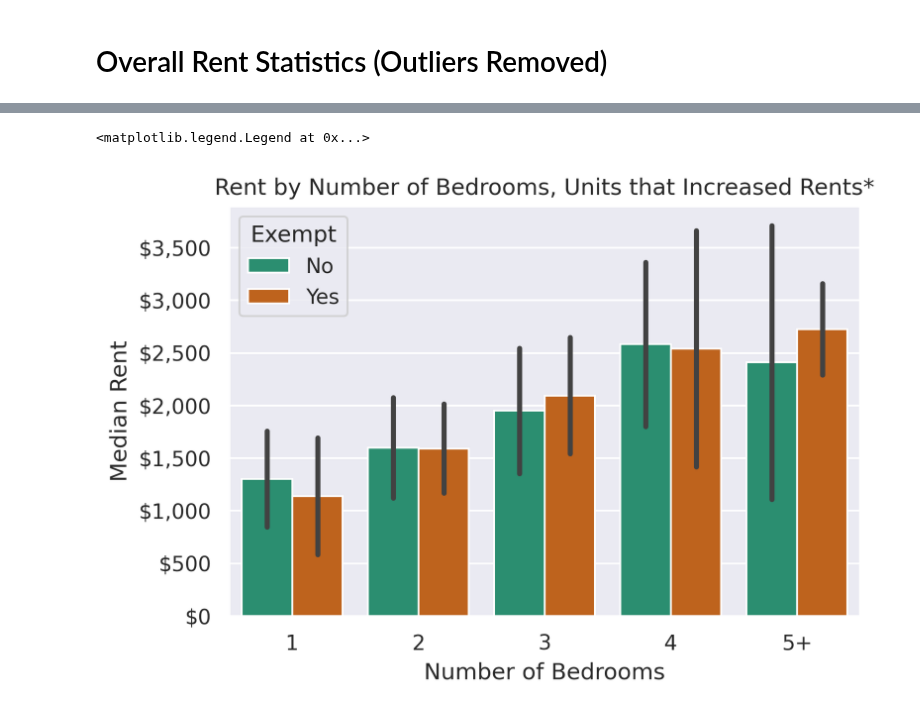
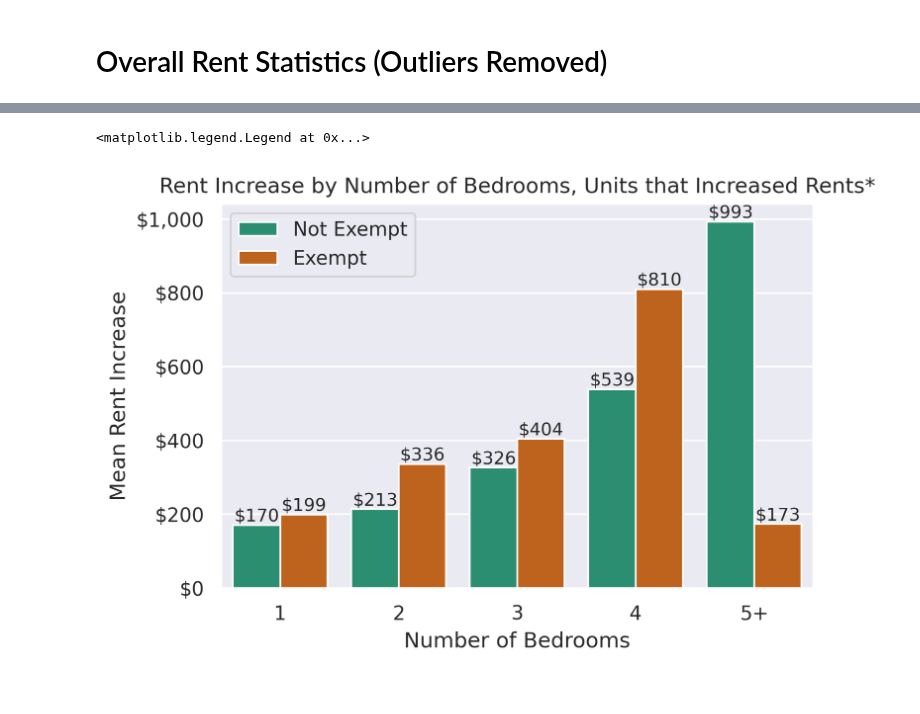
Before and after one commit to PhilipMathieu/portland-rent-board-2023, a Jupyter notebook: notebooks/2023-data.ipynb, the cells around one changed output, grey strips where cells are left out. Drawn from its saved outputs; the diff is of its cells as text; code cells hidden in the pictures.

```diff
--- a/notebooks/2023-data.ipynb
+++ b/notebooks/2023-data.ipynb
@@ -46,16 +48,20 @@ Breakdown by Subset:
 # Population Statistics
 # %%
 ax = sns.histplot(
-    data=df[~df["outlier"]],
-    x='nbrBedRms_grouped'
+    data=df,
+    x='nbrBedRms_grouped',
+    hue='outlier',
+    multiple='dodge',
+    palette='tab10',
     )
 for bars in ax.containers:
     ax.bar_label(
         bars,
         fmt='%d',
-        label_type='center'
+        label_type='edge'
         )
 ax.set_title("Units by Number of Bedrooms")
 ax.set_xlabel("Number of Bedrooms")
 ax.set_ylabel("Number of Units")
+ax.legend(labels=['Outlier', 'Not Outlier'])
 # %% [output]
@@ -84,13 +284,19 @@ ax.legend(title="Exempt", handles=handles, labels=["No", "Yes"])
 # %%
 ax = sns.barplot(
-    data=df[~df["outlier"]].sort_values("nbrBedRms_grouped"),
+    data=df[~df["outlier"] & (df["Rent_Inc"] > 0)].sort_values("nbrBedRms_grouped"),
     x="nbrBedRms_grouped",
     y="Rent_Inc_percent",
     hue="exempt",
     estimator=np.mean,
     errorbar=None
     )
-ax.set_title("Rent Increase by Number of Bedrooms, All Units*")
+for bars in ax.containers:
+    ax.bar_label(
+        bars,
+        fmt='%.1f%%',
+        label_type='edge'
+        )
+ax.set_title("Rent Increase by Number of Bedrooms, Units that Increased Rents*")
 ax.set_xlabel("Number of Bedrooms")
 ax.get_yaxis().set_major_formatter(mpl.ticker.FuncFormatter(lambda x, p: '{:.1f}%'.format(int(x))))
 ax.set_ylabel("Mean Rent Increase")
@@ -102,18 +328,24 @@ ax.legend(title="Exempt", handles=handles, labels=["No", "Yes"])
 # %%
 ax = sns.barplot(
     data=df[~df["outlier"] & (df["Rent_Inc"] > 0)].sort_values("nbrBedRms_grouped"),
     x="nbrBedRms_grouped",
-    y="CurrentRent1",
+    y="Rent_Inc",
     hue="exempt",
-    estimator=np.median,
-    errorbar='sd'
+    estimator=np.mean,
+    errorbar=None
     )
-ax.set_title("Rent by Number of Bedrooms, Units that Increased Rents*")
+for bars in ax.containers:
+    ax.bar_label(
+        bars,
+        fmt='$%.0f',
+        label_type='edge'
+        )
+ax.set_title("Rent Increase by Number of Bedrooms, Units that Increased Rents*")
 ax.set_xlabel("Number of Bedrooms")
-ax.get_yaxis().set_major_formatter(mpl.ticker.FuncFormatter(lambda x, p: '${:,}'.format(int(x))))
-ax.set_ylabel("Median Rent")
+ax.get_yaxis().set_major_formatter(mpl.ticker.FuncFormatter(lambda x, p: '${:,.0f}'.format(int(x))))
+ax.set_ylabel("Mean Rent Increase")
 handles, labels = ax.get_legend_handles_labels()
-ax.legend(title="Exempt", handles=handles, labels=["No", "Yes"])
+ax.legend(title=None, handles=handles, labels=["Not Exempt", "Exempt"])
 # %% [output]
 <matplotlib.legend.Legend at 0x...>
-[figure, old version]
+[figure, new version]
```
Also changed, not shown: parts of 18 cells of this notebook.
